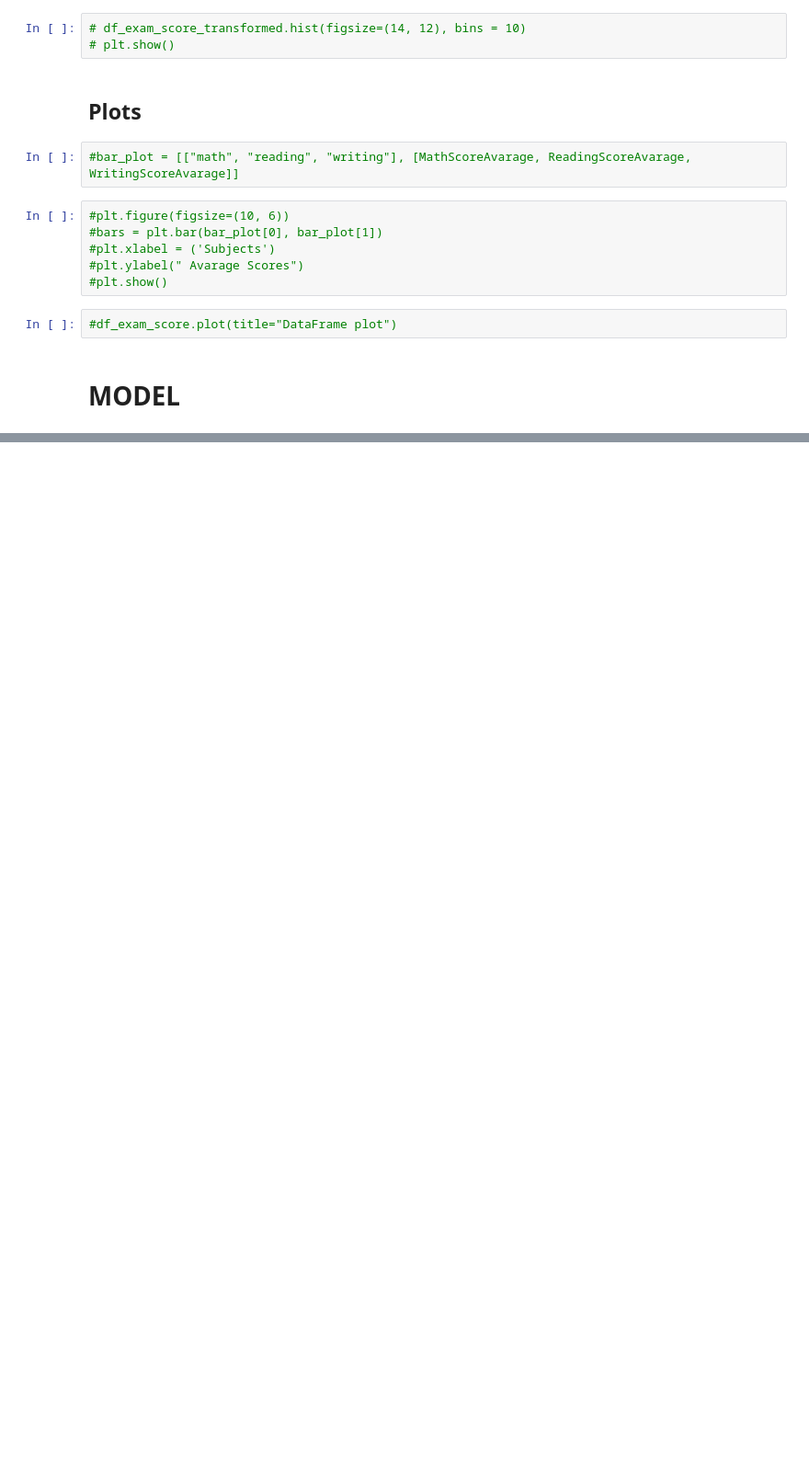
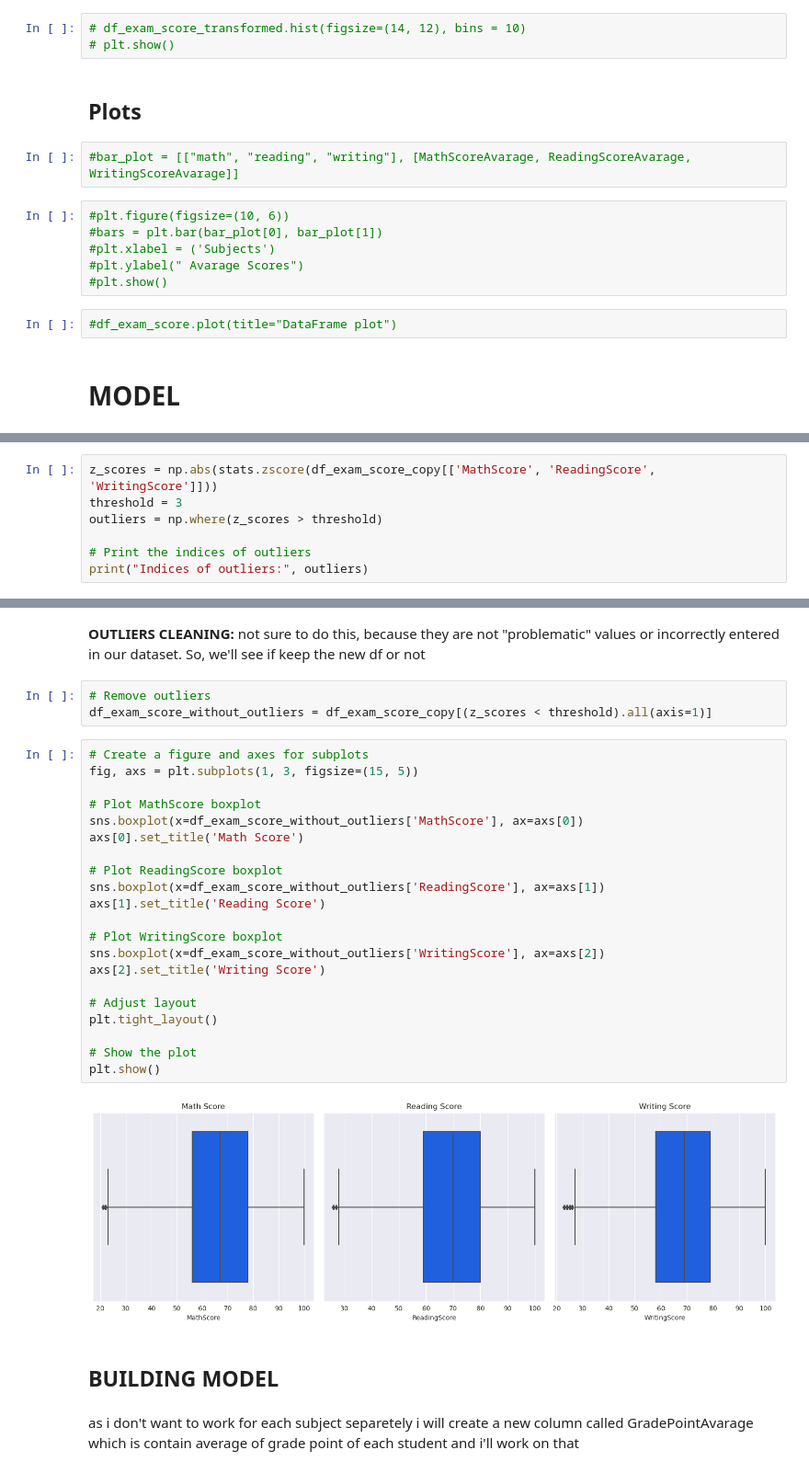
Before and after one commit to onathatice-univr/programming_final_project, a Jupyter notebook: VR503361_final_project.ipynb, the cells around one changed output, grey strips where cells are left out. Shown at 92% size. Saved outputs shown, nothing was run; the diff lists cells and outputs as text; blank space fills up the shorter version.

```diff
--- a/VR503361_final_project.ipynb
+++ b/VR503361_final_project.ipynb
@@ -464,0 +571,7 @@ To enable the following instructions: AVX2 FMA, in other operations, rebuild Ten
+# %%
+z_scores = np.abs(stats.zscore(df_exam_score_copy[['MathScore', 'ReadingScore', 'WritingScore']]))
+threshold = 3
+outliers = np.where(z_scores > threshold)
+
+# Print the indices of outliers
+print("Indices of outliers:", outliers)
@@ -464,0 +596,32 @@ To enable the following instructions: AVX2 FMA, in other operations, rebuild Ten
+# %% [markdown]
+**OUTLIERS CLEANING:** not sure to do this, because they are not "problematic" values or incorrectly entered in our dataset. So, we'll see if keep the new df or not
+# %%
+# Remove outliers
+df_exam_score_without_outliers = df_exam_score_copy[(z_scores < threshold).all(axis=1)]
+# %%
+# Create a figure and axes for subplots
+fig, axs = plt.subplots(1, 3, figsize=(15, 5))
+
+# Plot MathScore boxplot
+sns.boxplot(x=df_exam_score_without_outliers['MathScore'], ax=axs[0])
+axs[0].set_title('Math Score')
+
+# Plot ReadingScore boxplot
+sns.boxplot(x=df_exam_score_without_outliers['ReadingScore'], ax=axs[1])
+axs[1].set_title('Reading Score')
+
+# Plot WritingScore boxplot
+sns.boxplot(x=df_exam_score_without_outliers['WritingScore'], ax=axs[2])
+axs[2].set_title('Writing Score')
+
+# Adjust layout
+plt.tight_layout()
+
+# Show the plot
+plt.show()
+# %% [output]
+[figure, added]
+# %% [markdown]
+## BUILDING MODEL
+# %% [markdown]
+as i don't want to work for each subject separetely i will create a new column called GradePointAvarage which is contain average of grade point of each student and i'll work on that
```
Also changed, not shown: parts of 31 cells of this notebook.
